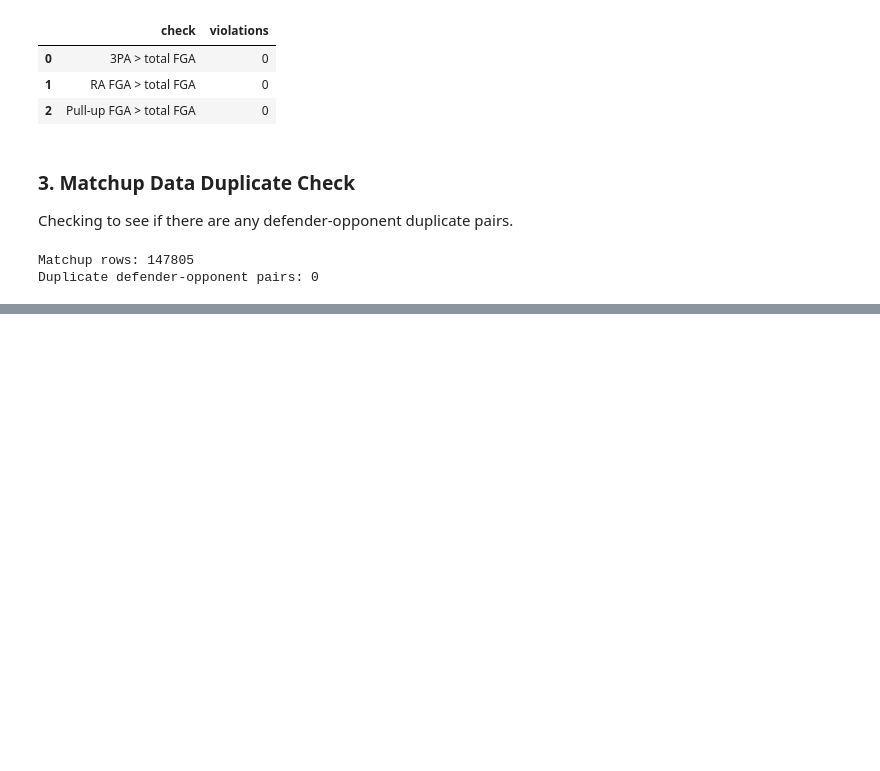
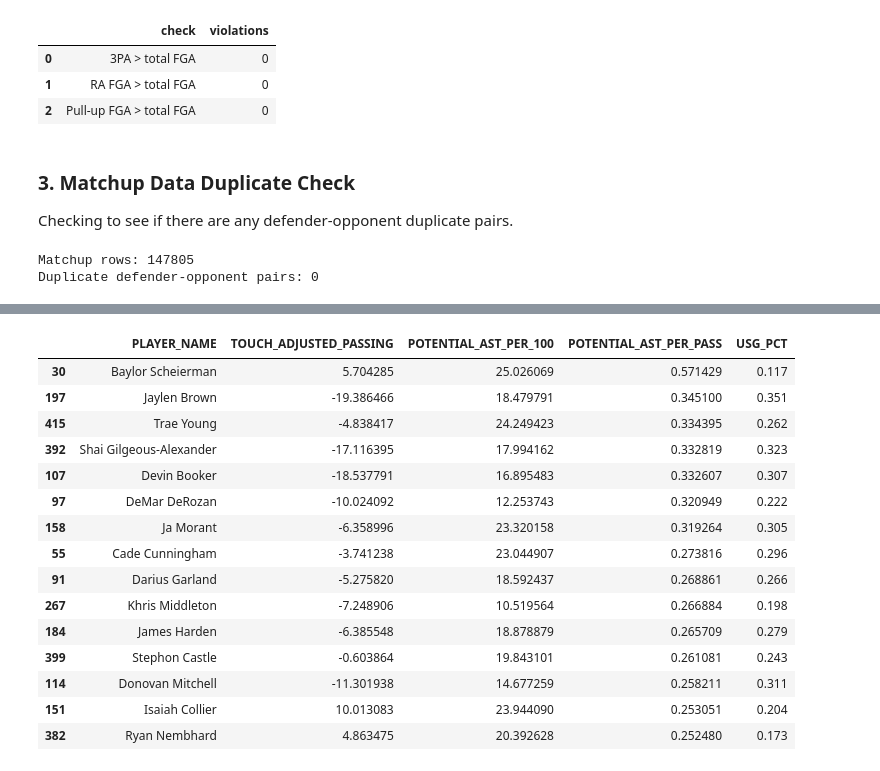
Before and after one commit to alex-abrego/nba-player-archetype-analysis, a Jupyter notebook: notebooks/02_feature_engineering.ipynb, the cells around one changed output, grey strips where cells are left out. Cells and saved outputs as stored; diff of their text form; code cells hidden in the pictures; blank space fills up the shorter version.

```diff
--- a/notebooks/02_feature_engineering.ipynb
+++ b/notebooks/02_feature_engineering.ipynb
@@ -338,0 +379,12 @@ KeyError: 'MIN'
+# %%
+style_features = pd.read_parquet(INTERIM_DATA_DIR / "raw_style_features.parquet")
+
+candidate_features = engineer_style_features(style_features, per_100_features)
+
+print("Players:", len(candidate_features))
+print("Engineered features:", len(per_100_features) + 2)
+print("Total candidate features:", len(per_100_features) + 5)
+
+validate_candidate_features(candidate_features, eligible_players)
+
+display(candidate_features.head())
@@ -338,0 +748,52 @@ KeyError: 'MIN'
+# %%
+candidate_features["POTENTIAL_AST_PER_PASS"] = (
+    candidate_features["POTENTIAL_AST_PER_100"]
+    / candidate_features["PASSES_PER_100"]
+)
+
+# Examine the highest-ranked players.
+display(
+    candidate_features.nlargest(
+        15, "POTENTIAL_AST_PER_PASS"
+    )[
+        [
+            "PLAYER_NAME",
+            "TOUCH_ADJUSTED_PASSING",
+            "POTENTIAL_AST_PER_100",
+            "POTENTIAL_AST_PER_PASS",
+            "USG_PCT",
+        ]
+    ]
+)
+
+# Examine relationships with existing features.
+compare_columns = [
+    "TOUCH_ADJUSTED_PASSING",
+    "POTENTIAL_AST_PER_100",
+    "POTENTIAL_AST_PER_PASS",
+    "USG_PCT",
+    "TOUCHES_PER_100",
+]
+
+display(
+    candidate_features[compare_columns]
+    .corr()
+    .round(3)
+)
+# %% [output]
+|  | PLAYER_NAME | TOUCH_ADJUSTED_PASSING | POTENTIAL_AST_PER_100 | POTENTIAL_AST_PER_PASS | USG_PCT |
+| 30 | Baylor Scheierman | 5.704285 | 25.026069 | 0.571429 | 0.117 |
+| 197 | Jaylen Brown | -19.386466 | 18.479791 | 0.345100 | 0.351 |
+| 415 | Trae Young | -4.838417 | 24.249423 | 0.334395 | 0.262 |
+| 392 | Shai Gilgeous-Alexander | -17.116395 | 17.994162 | 0.332819 | 0.323 |
+| 107 | Devin Booker | -18.537791 | 16.895483 | 0.332607 | 0.307 |
+| 97 | DeMar DeRozan | -10.024092 | 12.253743 | 0.320949 | 0.222 |
+| 158 | Ja Morant | -6.358996 | 23.320158 | 0.319264 | 0.305 |
+| 55 | Cade Cunningham | -3.741238 | 23.044907 | 0.273816 | 0.296 |
+| 91 | Darius Garland | -5.275820 | 18.592437 | 0.268861 | 0.266 |
+| 267 | Khris Middleton | -7.248906 | 10.519564 | 0.266884 | 0.198 |
+| 184 | James Harden | -6.385548 | 18.878879 | 0.265709 | 0.279 |
+| 399 | Stephon Castle | -0.603864 | 19.843101 | 0.261081 | 0.243 |
+| 114 | Donovan Mitchell | -11.301938 | 14.677259 | 0.258211 | 0.311 |
+| 151 | Isaiah Collier | 10.013083 | 23.944090 | 0.253051 | 0.204 |
+| 382 | Ryan Nembhard | 4.863475 | 20.392628 | 0.252480 | 0.173 |
```
Also changed, not shown: parts of 18 cells of this notebook, 2 other files.
